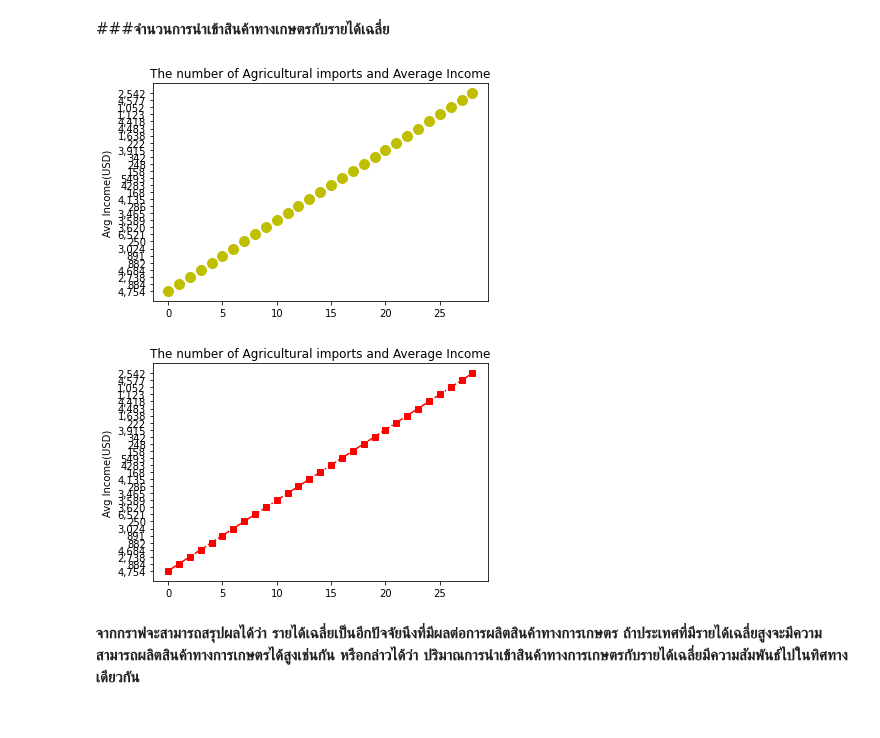
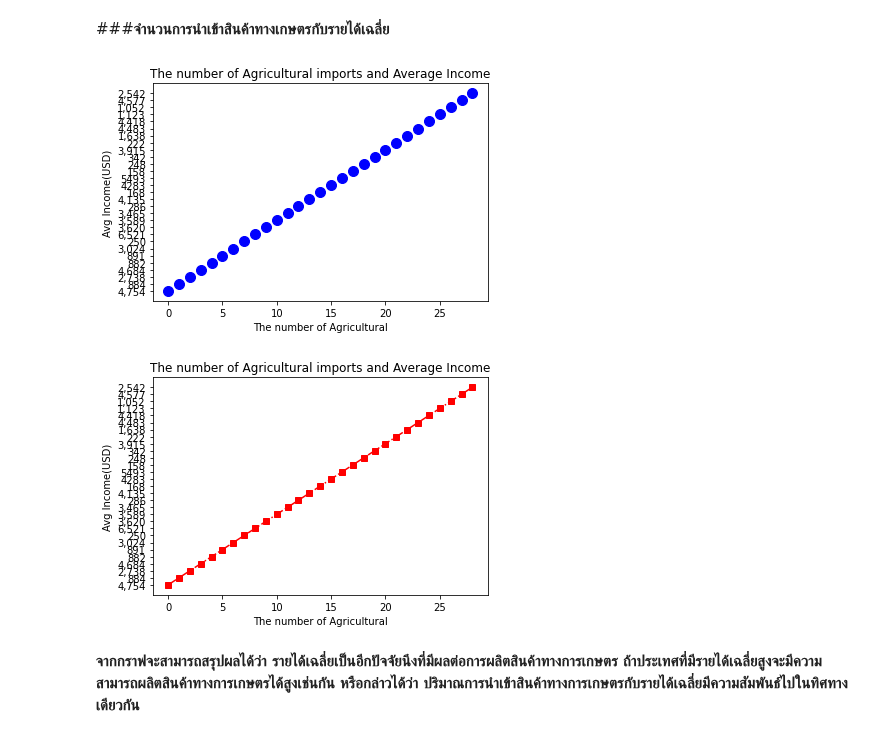
Before and after one commit to Jittiya/DWDM21, a Jupyter notebook: Project.ipynb, the cells around one changed output. Cells and saved outputs as stored; diff of their text form; code cells hidden in the pictures.

```diff
--- a/Project.ipynb
+++ b/Project.ipynb
@@ -1301,19 +1305,21 @@ plt.show()
 # %% [markdown]
 ###**จำนวนการนำเข้าสินค้าทางเกษตรกับรายได้เฉลี่ย**
 # %%
-plt.scatter(range(len(data_new1['total'])),data_new1['avg income(USD)'],s=100,c='y')
+plt.scatter(range(len(data_new1['total'])),data_new1['avg income(USD)'],s=100,c='b')
 plt.ylabel('Avg Income(USD)')
+plt.xlabel('The number of Agricultural')
 plt.title('The number of Agricultural imports and Average Income')
 plt.show()
 # %% [output]
-[figure, old version]
+[figure, new version]
 # %%
 plt.plot(range(len(data_new1['total'])),data_new1['avg income(USD)'],'s-.r')
 plt.ylabel('Avg Income(USD)')
+plt.xlabel('The number of Agricultural')
 plt.title('The number of Agricultural imports and Average Income')
 plt.show()
 # %% [output]
-[figure, old version]
+[figure, new version]
 # %% [markdown]
 **จากกราฟจะสามารถสรุปผลได้ว่า รายได้เฉลี่ยเป็นอีกปัจจัยนึงที่มีผลต่อการผลิตสินค้าทางการเกษตร ถ้าประเทศที่มีรายได้เฉลี่ยสูงจะมีความสามารถผลิตสินค้าทางการเกษตรได้สูงเช่นกัน
 หรือกล่าวได้ว่า ปริมาณการนำเข้าสินค้าทางการเกษตรกับรายได้เฉลี่ยมีความสัมพันธ์ไปในทิศทางเดียวกัน**
```
Also changed, not shown: parts of 34 cells of this notebook.
